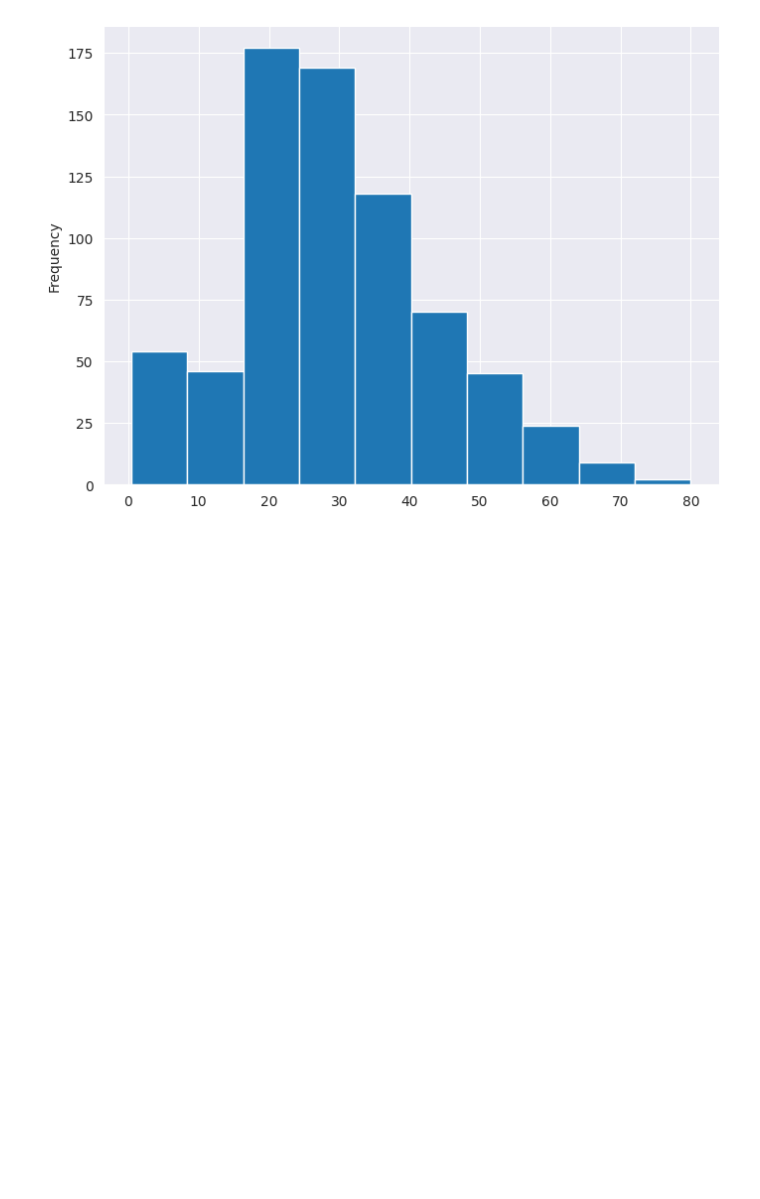
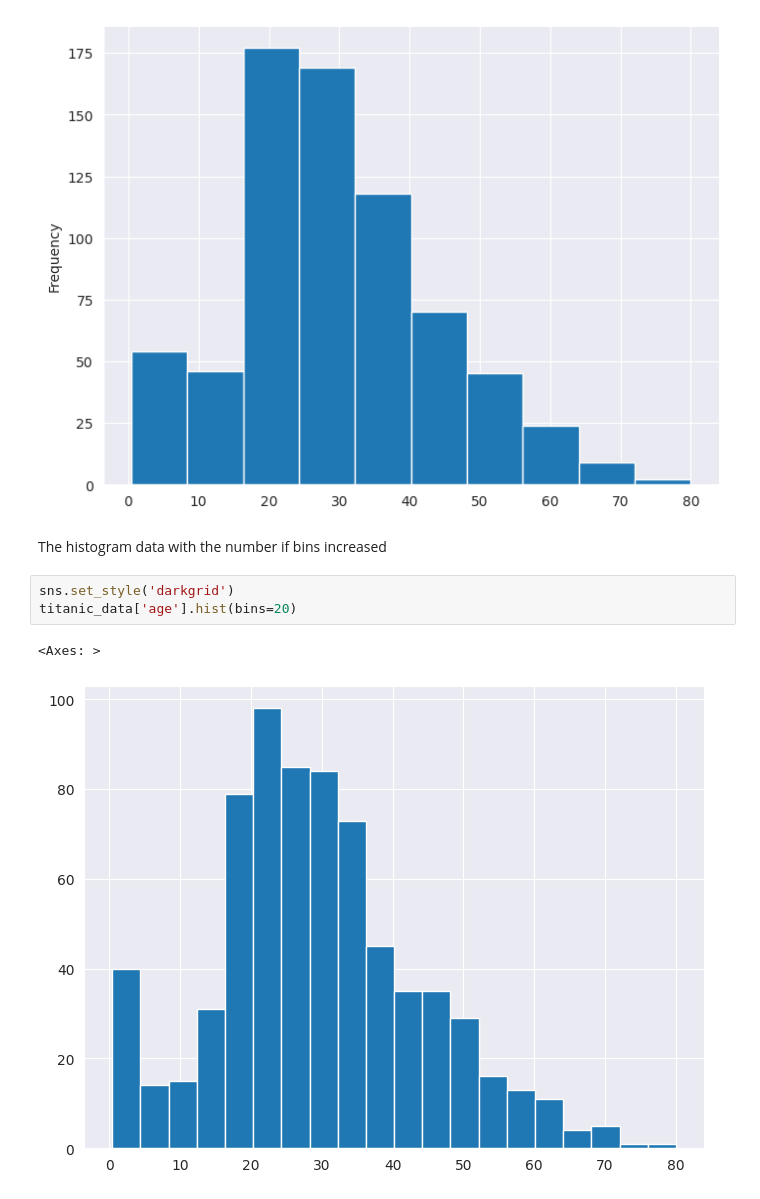
Before and after one commit to KennedyMungai/pandas_proper_intro, a Jupyter notebook: pandas.ipynb, the cells around one changed output. Drawn from its saved outputs; the diff is of its cells as text; blank space fills up the shorter version.

Commit message:
A histogram with double the number of bins

```diff
--- a/pandas.ipynb
+++ b/pandas.ipynb
@@ -1087,3 +1087,11 @@ titanic_data['age'].plot(kind='hist')
 # %% [output]
 <Axes: ylabel='Frequency'>
 [figure]
+# %% [markdown]
+<p>The histogram data with the number if bins increased</p>
+# %%
+sns.set_style('darkgrid')
+titanic_data['age'].hist(bins=20)
+# %% [output]
+<Axes: >
+[figure, added]
```
